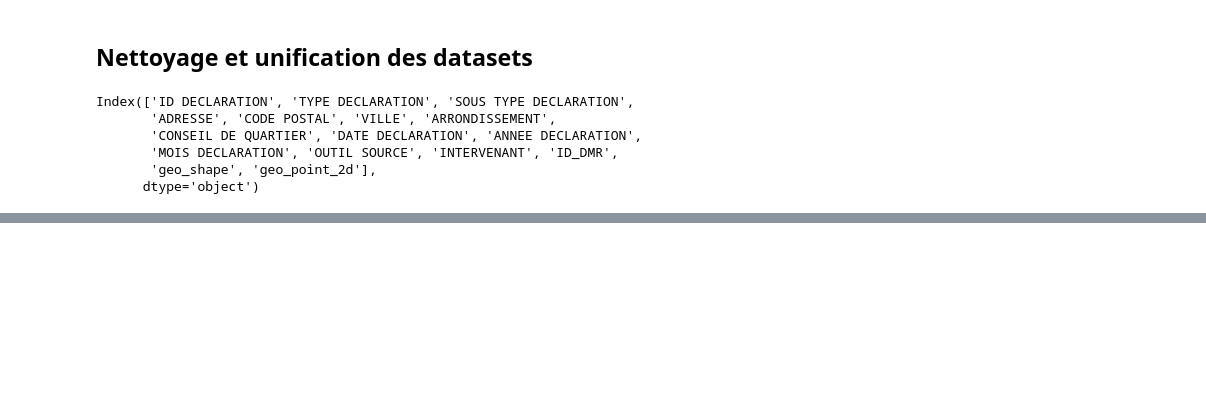
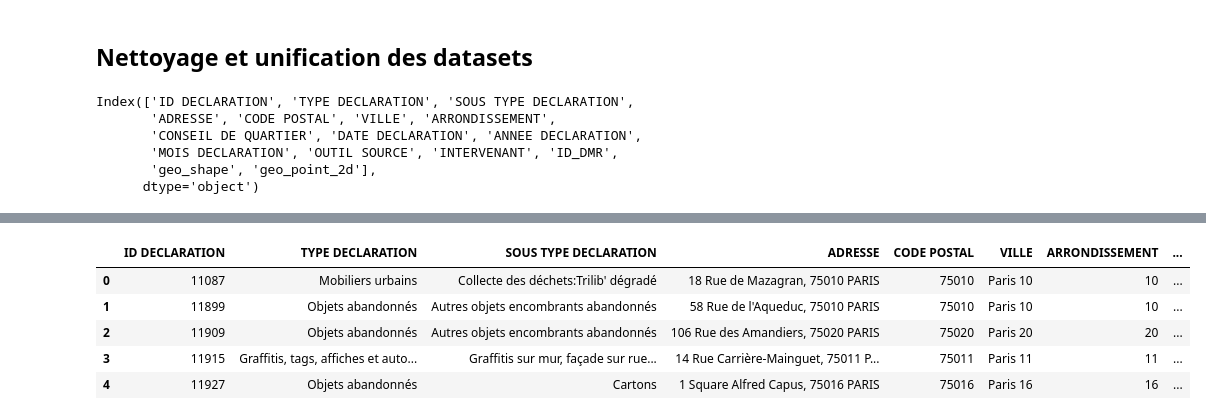
Before and after one commit to ticuss/Smart-City-Project, a Jupyter notebook: research_anissa.ipynb, the cells around one changed output, grey strips where cells are left out. Saved outputs shown, nothing was run; the diff lists cells and outputs as text; code cells hidden in the pictures; blank space fills up the shorter version.

```diff
--- a/research_anissa.ipynb
+++ b/research_anissa.ipynb
@@ -110 +91,13 @@ Index(['ID DECLARATION', 'TYPE DECLARATION', 'SOUS TYPE DECLARATION',
+# %%
+#split geo column
+df1[['X', 'Y']] = df1['geo_point_2d'].str.split(',', expand=True)
+# %%
+df1.head()
+# %% [output]
+|  | ID DECLARATION | TYPE DECLARATION | SOUS TYPE DECLARATION | ADRESSE | CODE POSTAL | VILLE | ARRONDISSEMENT | ... |
+| 0 | 11087 | Mobiliers urbains | Collecte des déchets:Trilib' dégradé | 18 Rue de Mazagran, 75010 PARIS | 75010 | Paris 10 | 10 | ... |
+| 1 | 11899 | Objets abandonnés | Autres objets encombrants abandonnés | 58 Rue de l'Aqueduc, 75010 PARIS | 75010 | Paris 10 | 10 | ... |
+| 2 | 11909 | Objets abandonnés | Autres objets encombrants abandonnés | 106 Rue des Amandiers, 75020 PARIS | 75020 | Paris 20 | 20 | ... |
+| 3 | 11915 | Graffitis, tags, affiches et auto... | Graffitis sur mur, façade sur rue... | 14 Rue Carrière-Mainguet, 75011 P... | 75011 | Paris 11 | 11 | ... |
+| 4 | 11927 | Objets abandonnés | Cartons | 1 Square Alfred Capus, 75016 PARIS | 75016 | Paris 16 | 16 | ... |
 # %%
```
Also changed, not shown: parts of 10 cells of this notebook.
